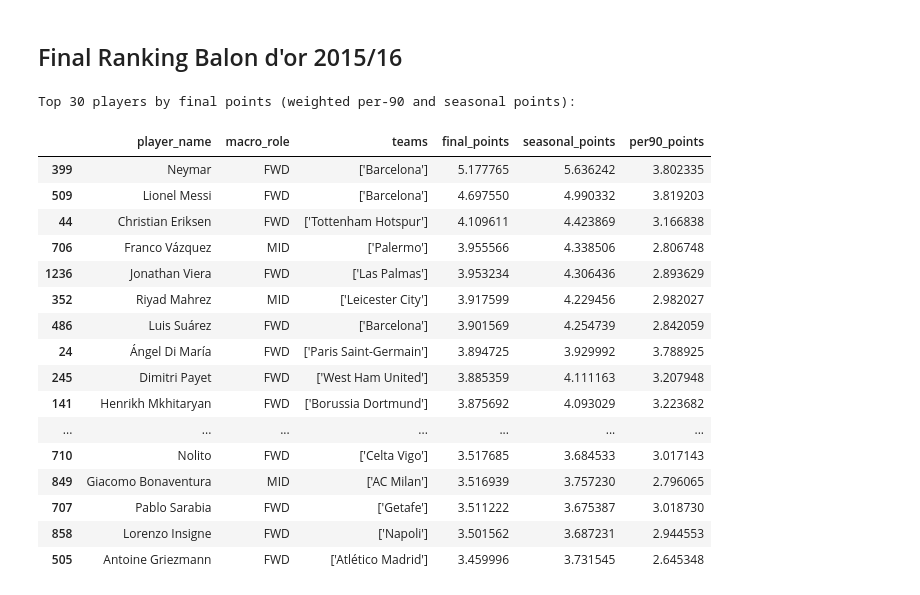
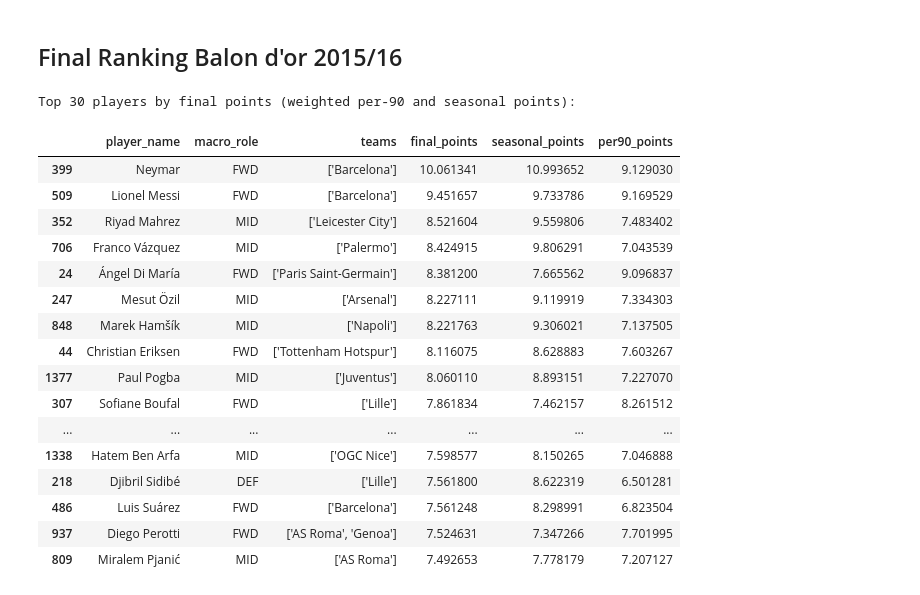
Before and after one commit to Manuele23/Parma-assignment, a Jupyter notebook: task2_ballon_dor/03_rule_based.ipynb, the cells around one changed output. Drawn from its saved outputs; the diff is of its cells as text; code cells hidden in the pictures.

Commit message:
normalization of weights

```diff
--- a/task2_ballon_dor/03_rule_based.ipynb
+++ b/task2_ballon_dor/03_rule_based.ipynb
@@ -476,11 +520,11 @@ def compute_role_index_pca(row, weights):
     return score
 
 # Apply per90 points using PCA weights
-df_per90["per90_points"] = df_per90.apply(lambda r: compute_role_index_pca(r, role_weights), axis=1)
+df_per90["per90_points"] = df_per90.apply(lambda r: compute_role_index_pca(r, normalized_role_weights), axis=1)
 
 # Display the Top 30 players based on per90_points
 top30_per90_pca = df_per90.sort_values("per90_points", ascending=False).head(30)
 
-print("Top 30 players by per-90 points (PCA-based):")
+print("Top 30 players by per-90 points:")
 display(top30_per90_pca[["player_name", "macro_role", "per90_points"]])
 # %% [output]
@@ -633,3 +677,29 @@ gk_goals_conceded          0.000000
 gk_penalties_saved         0.000000
 gk_clean_sheet             0.000000
 dtype: float64
+# %%
+import pandas as pd
+
+# Function to normalize weights for each role
+def normalize_weights_per_role(weights):
+    normalized_weights = {}
+    for role, weight in weights.items():
+        # Normalizzare i pesi di ogni ruolo tra 0 e 1
+        min_weight = weight.min()
+        max_weight = weight.max()
+
+        # Se ci sono valori unici o tutti uguali, evitare la divisione per zero
+        if max_weight != min_weight:
+            normalized_weights[role] = (weight - min_weight) / (max_weight - min_weight)
+        else:
+            normalized_weights[role] = weight  # Mantieni i pesi invariati se max e min sono uguali
+    return normalized_weights
+
+# Normalizza i pesi per ruolo
+normalized_role_weights = normalize_weights_per_role(role_weights)
+
+# Stampa i pesi normalizzati per ogni ruolo
+for role, weight in normalized_role_weights.items():
+    print(f"Normalized Weights for the role {role}:")
+    print(weight)
+    print("\n")
@@ -639,9 +727,9 @@ discipline_metrics = ["yellow_cards", "red_cards", "own_goals"]
 
 # Invert the sign of PCA weights for disciplinary metrics
 for metric in discipline_metrics:
-    for role in role_weights:
-        if metric in role_weights[role]:
-            role_weights[role][metric] = -role_weights[role][metric]
+    for role in normalized_role_weights:
+        if metric in normalized_role_weights[role]:
+            normalized_role_weights[role][metric] = -normalized_role_weights[role][metric]
 # %% [markdown]
 #### Evaluation
 # %%
@@ -656,7 +744,7 @@ def compute_role_index_seasonal(row, weights):
     return score
 
 # Apply the PCA-based weights to compute seasonal points
-df_seasonal["seasonal_points"] = df_seasonal.apply(lambda r: compute_role_index_seasonal(r, role_weights), axis=1)
+df_seasonal["seasonal_points"] = df_seasonal.apply(lambda r: compute_role_index_seasonal(r, normalized_role_weights), axis=1)
 
 #  Display the Top 30 players based on seasonal points
 top30_seasonal = df_seasonal.sort_values("seasonal_points", ascending=False).head(30)
@@ -687,35 +775,35 @@ Top 30 players by seasonal points:
 # %%
 # Merge the dataframes on player_name
 ranking = pd.merge(df_seasonal[["player_name", "teams", "macro_role", "seasonal_points"]],
                     df_per90[["player_name", "per90_points"]],
                     on="player_name", how="inner")
 
 
 # Combine the seasonal and per-90 points into a final score
-ranking["final_points"] = 0.75 * ranking["seasonal_points"] + 0.25 * ranking["per90_points"]
+ranking["final_points"] = 0.5 * ranking["seasonal_points"] + 0.5 * ranking["per90_points"]
 
 # Rank players based on final points
 top30_final = ranking.sort_values("final_points", ascending=False).head(30)
 
 # Display the top 30 players with their final points
 print("Top 30 players by final points (weighted per-90 and seasonal points):")
 display(top30_final[["player_name", "macro_role","teams",  "final_points", "seasonal_points", "per90_points",]])
 # %% [output]
 Top 30 players by final points (weighted per-90 and seasonal points):
 |  | player_name | macro_role | teams | final_points | seasonal_points | per90_points |
-| 399 | Neymar | FWD | ['Barcelona'] | 5.177765 | 5.636242 | 3.802335 |
-| 509 | Lionel Messi | FWD | ['Barcelona'] | 4.697550 | 4.990332 | 3.819203 |
-| 44 | Christian Eriksen | FWD | ['Tottenham Hotspur'] | 4.109611 | 4.423869 | 3.166838 |
-| 706 | Franco Vázquez | MID | ['Palermo'] | 3.955566 | 4.338506 | 2.806748 |
-| 1236 | Jonathan Viera | FWD | ['Las Palmas'] | 3.953234 | 4.306436 | 2.893629 |
-| 352 | Riyad Mahrez | MID | ['Leicester City'] | 3.917599 | 4.229456 | 2.982027 |
-| 486 | Luis Suárez | FWD | ['Barcelona'] | 3.901569 | 4.254739 | 2.842059 |
-| 24 | Ángel Di María | FWD | ['Paris Saint-Germain'] | 3.894725 | 3.929992 | 3.788925 |
-| 245 | Dimitri Payet | FWD | ['West Ham United'] | 3.885359 | 4.111163 | 3.207948 |
-| 141 | Henrikh Mkhitaryan | FWD | ['Borussia Dortmund'] | 3.875692 | 4.093029 | 3.223682 |
+| 399 | Neymar | FWD | ['Barcelona'] | 10.061341 | 10.993652 | 9.129030 |
+| 509 | Lionel Messi | FWD | ['Barcelona'] | 9.451657 | 9.733786 | 9.169529 |
+| 352 | Riyad Mahrez | MID | ['Leicester City'] | 8.521604 | 9.559806 | 7.483402 |
+| 706 | Franco Vázquez | MID | ['Palermo'] | 8.424915 | 9.806291 | 7.043539 |
+| 24 | Ángel Di María | FWD | ['Paris Saint-Germain'] | 8.381200 | 7.665562 | 9.096837 |
+| 247 | Mesut Özil | MID | ['Arsenal'] | 8.227111 | 9.119919 | 7.334303 |
+| 848 | Marek Hamšík | MID | ['Napoli'] | 8.221763 | 9.306021 | 7.137505 |
+| 44 | Christian Eriksen | FWD | ['Tottenham Hotspur'] | 8.116075 | 8.628883 | 7.603267 |
+| 1377 | Paul Pogba | MID | ['Juventus'] | 8.060110 | 8.893151 | 7.227070 |
+| 307 | Sofiane Boufal | FWD | ['Lille'] | 7.861834 | 7.462157 | 8.261512 |
 | ... | ... | ... | ... | ... | ... | ... |
-| 710 | Nolito | FWD | ['Celta Vigo'] | 3.517685 | 3.684533 | 3.017143 |
-| 849 | Giacomo Bonaventura | MID | ['AC Milan'] | 3.516939 | 3.757230 | 2.796065 |
-| 707 | Pablo Sarabia | FWD | ['Getafe'] | 3.511222 | 3.675387 | 3.018730 |
-| 858 | Lorenzo Insigne | FWD | ['Napoli'] | 3.501562 | 3.687231 | 2.944553 |
-| 505 | Antoine Griezmann | FWD | ['Atlético Madrid'] | 3.459996 | 3.731545 | 2.645348 |
+| 1338 | Hatem Ben Arfa | MID | ['OGC Nice'] | 7.598577 | 8.150265 | 7.046888 |
+| 218 | Djibril Sidibé | DEF | ['Lille'] | 7.561800 | 8.622319 | 6.501281 |
+| 486 | Luis Suárez | FWD | ['Barcelona'] | 7.561248 | 8.298991 | 6.823504 |
+| 937 | Diego Perotti | FWD | ['AS Roma', 'Genoa'] | 7.524631 | 7.347266 | 7.701995 |
+| 809 | Miralem Pjanić | MID | ['AS Roma'] | 7.492653 | 7.778179 | 7.207127 |
```
Also changed, not shown: parts of 4 cells of this notebook.
